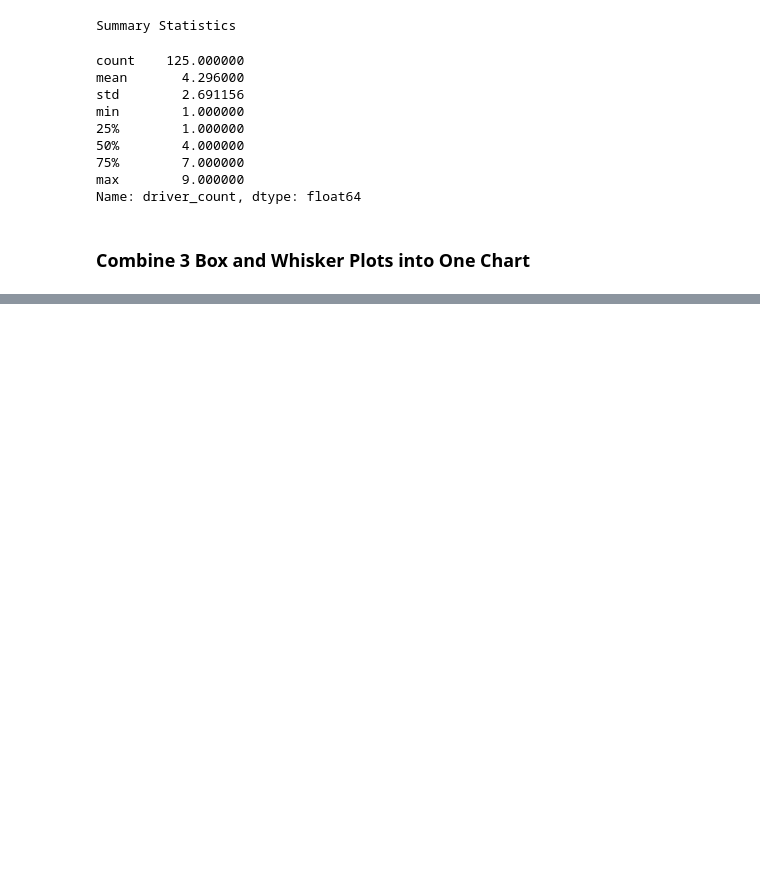
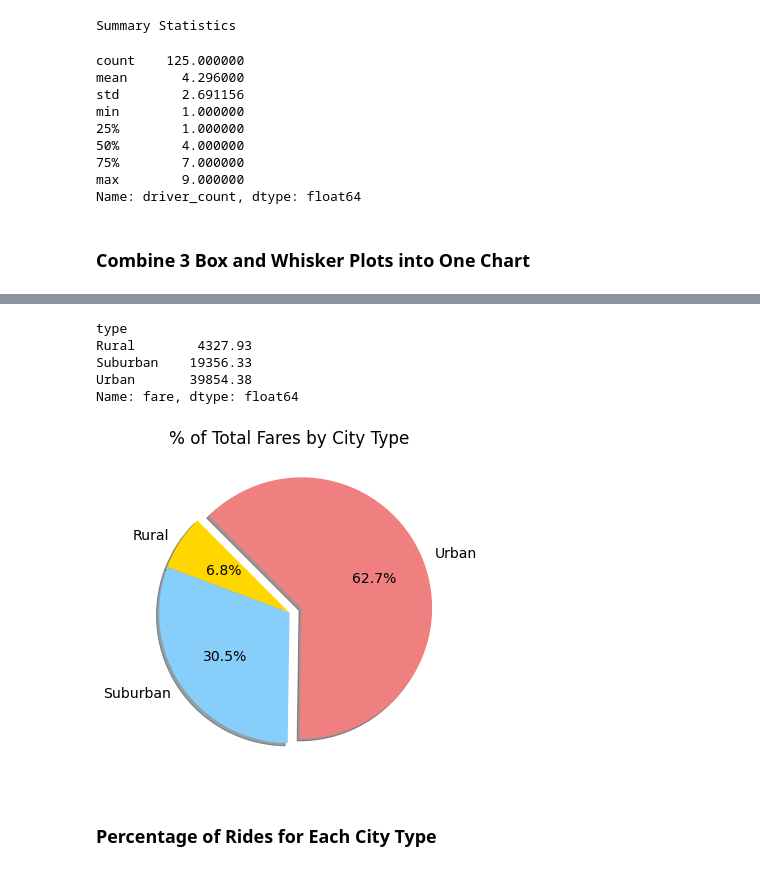
Before and after one commit to juliomeza/PyBer_Analysis, a Jupyter notebook: PyBer.ipynb, the cells around one changed output, grey strips where cells are left out. Saved outputs shown, nothing was run; the diff lists cells and outputs as text; code cells hidden in the pictures; blank space fills up the shorter version.

```diff
--- a/PyBer.ipynb
+++ b/PyBer.ipynb
@@ -653,0 +666,28 @@ plt.show()
+# %%
+total_fares_cityType_df = pyber_data_df.groupby(['type']).sum()['fare']
+# %%
+total_fares_cityType_df
+# %% [output]
+type
+Rural        4327.93
+Suburban    19356.33
+Urban       39854.38
+Name: fare, dtype: float64
+# %%
+labels=['Rural', 'Suburban', 'Urban']
+explode = [0, 0, 0.1]
+colors = ["gold", "lightskyblue", "lightcoral"]
+plt.subplots(figsize=(10,6))
+plt.pie(total_fares_cityType_df, labels=labels,
+    explode=explode, autopct='%.1f%%', startangle=150,
+    colors=colors, shadow=True)
+
+plt.title('% of Total Fares by City Type')
+mpl.rcParams['font.size'] = 14
+
+plt.savefig('analysis/Fig5.png')
+plt.show()
+# %% [output]
+[figure, added]
+# %% [markdown]
+### Percentage of Rides for Each City Type
```
Also changed, not shown: parts of 11 cells of this notebook, 3 other files.
